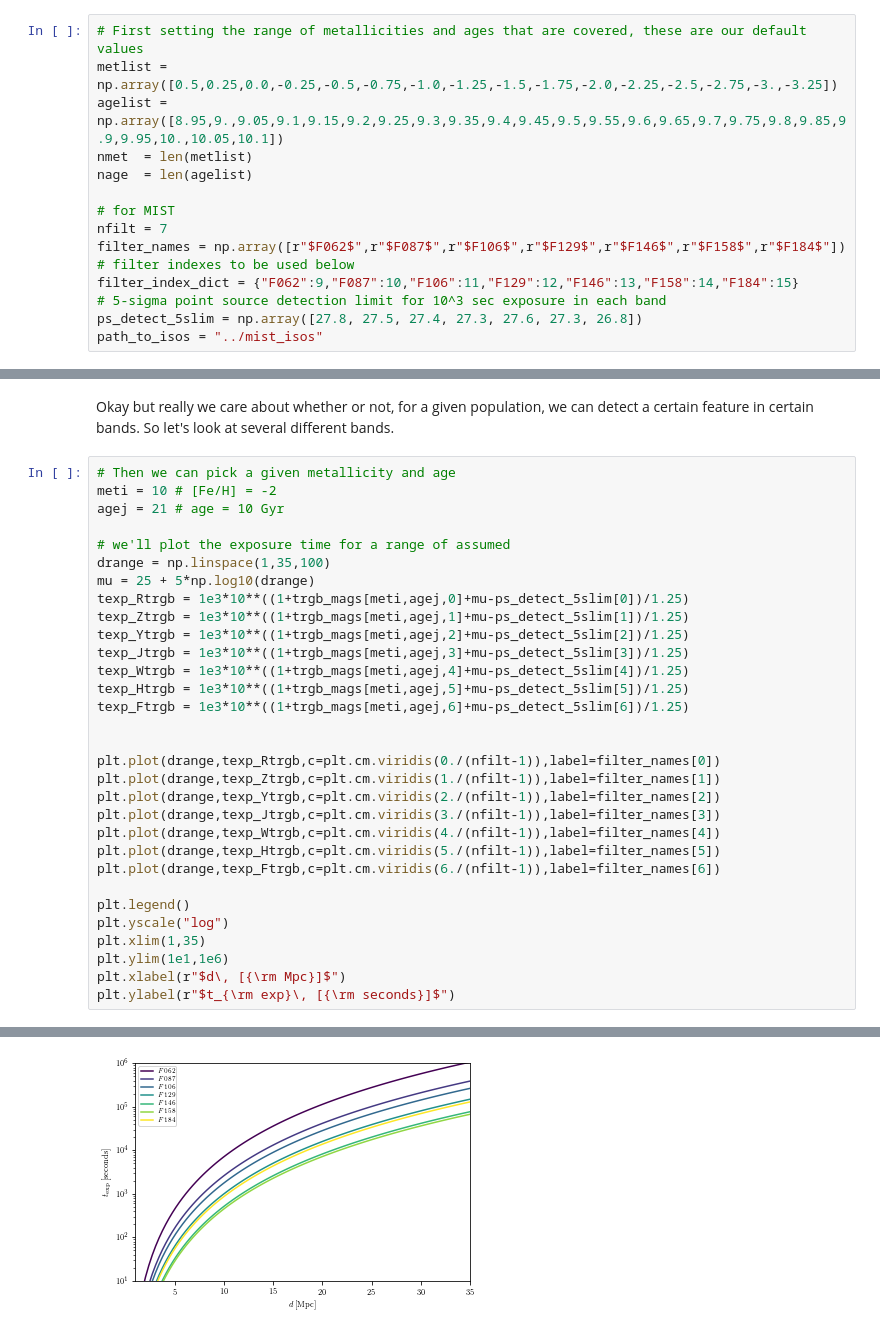
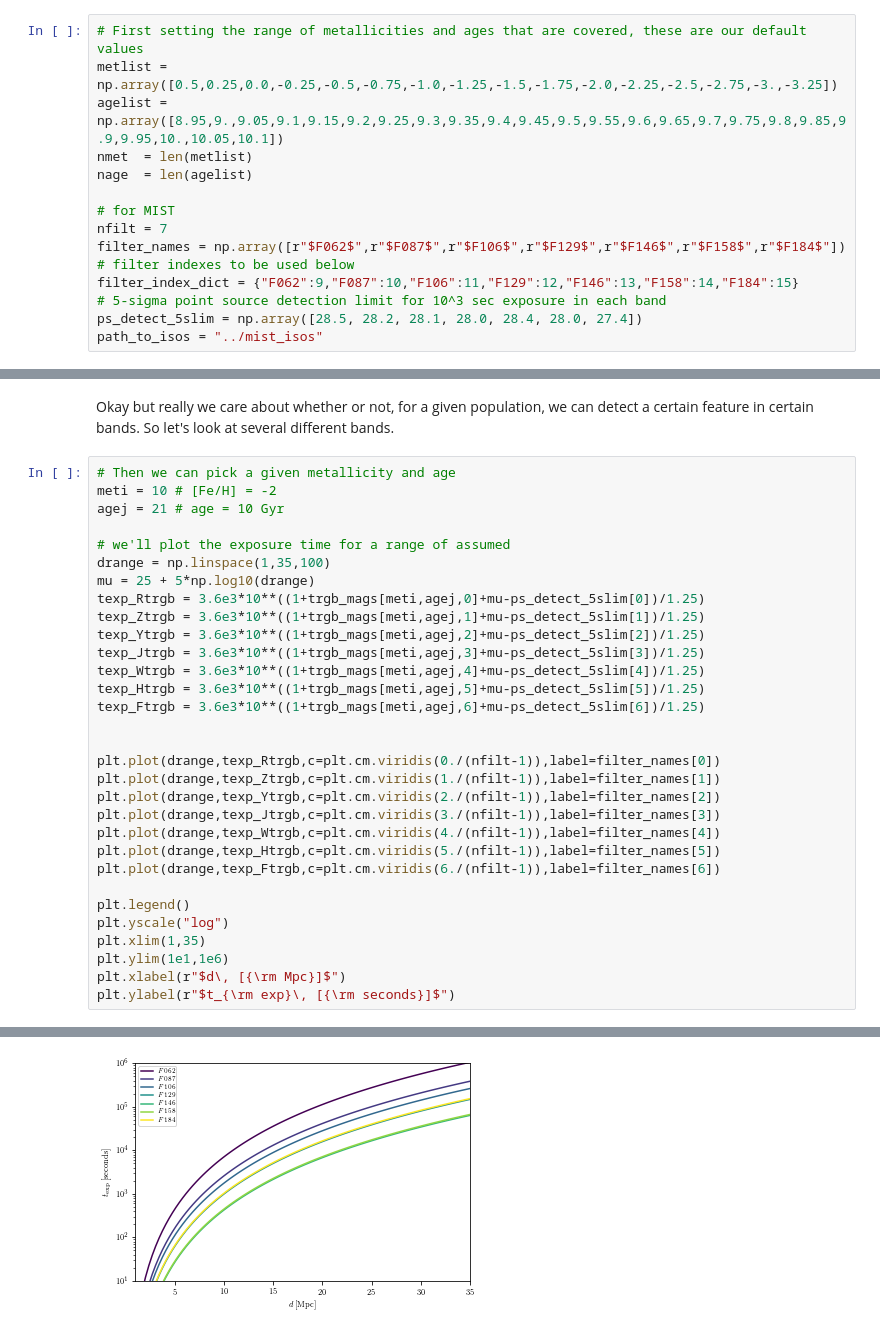
Before and after one commit to ltlancas/walter, a Jupyter notebook: time_to_feature.ipynb, the cells around one changed output, grey strips where cells are left out. Cells and saved outputs as stored; diff of their text form.

Commit message:
Changed the 5sigma point source detection references to the numbers from the website

```diff
--- a/time_to_feature.ipynb
+++ b/time_to_feature.ipynb
@@ -31,7 +31,7 @@ filter_names = np.array([r"$F062$",r"$F087$",r"$F106$",r"$F129$",r"$F146$",r"$F1
 # filter indexes to be used below
 filter_index_dict = {"F062":9,"F087":10,"F106":11,"F129":12,"F146":13,"F158":14,"F184":15}
 # 5-sigma point source detection limit for 10^3 sec exposure in each band
-ps_detect_5slim = np.array([27.8, 27.5, 27.4, 27.3, 27.6, 27.3, 26.8])
+ps_detect_5slim = np.array([28.5, 28.2, 28.1, 28.0, 28.4, 28.0, 27.4])
 path_to_isos = "../mist_isos"
 # %% [markdown]
 The absolute magnitudes of each evolutionary stage are calculated in the `feature_absM_calc.ipynb` notebook which can be found in the `calculation_code` directory. We will simply load up the results of those calulations here. Below we load these pre-calculated files for the Main-Sequence Turn-Off (MSTO), the Horizontal Branch (HB), and the Tip of the REd Giant Branch (TRGB).
@@ -101,34 +101,34 @@ Okay but really we care about whether or not, for a given population, we can det
 # %%
 # Then we can pick a given metallicity and age
 meti = 10 # [Fe/H] = -2
 agej = 21 # age = 10 Gyr
 
 # we'll plot the exposure time for a range of assumed
 drange = np.linspace(1,35,100)
 mu = 25 + 5*np.log10(drange)
-texp_Rtrgb = 1e3*10**((1+trgb_mags[meti,agej,0]+mu-ps_detect_5slim[0])/1.25)
-texp_Ztrgb = 1e3*10**((1+trgb_mags[meti,agej,1]+mu-ps_detect_5slim[1])/1.25)
-texp_Ytrgb = 1e3*10**((1+trgb_mags[meti,agej,2]+mu-ps_detect_5slim[2])/1.25)
-texp_Jtrgb = 1e3*10**((1+trgb_mags[meti,agej,3]+mu-ps_detect_5slim[3])/1.25)
-texp_Wtrgb = 1e3*10**((1+trgb_mags[meti,agej,4]+mu-ps_detect_5slim[4])/1.25)
-texp_Htrgb = 1e3*10**((1+trgb_mags[meti,agej,5]+mu-ps_detect_5slim[5])/1.25)
-texp_Ftrgb = 1e3*10**((1+trgb_mags[meti,agej,6]+mu-ps_detect_5slim[6])/1.25)
+texp_Rtrgb = 3.6e3*10**((1+trgb_mags[meti,agej,0]+mu-ps_detect_5slim[0])/1.25)
+texp_Ztrgb = 3.6e3*10**((1+trgb_mags[meti,agej,1]+mu-ps_detect_5slim[1])/1.25)
+texp_Ytrgb = 3.6e3*10**((1+trgb_mags[meti,agej,2]+mu-ps_detect_5slim[2])/1.25)
+texp_Jtrgb = 3.6e3*10**((1+trgb_mags[meti,agej,3]+mu-ps_detect_5slim[3])/1.25)
+texp_Wtrgb = 3.6e3*10**((1+trgb_mags[meti,agej,4]+mu-ps_detect_5slim[4])/1.25)
+texp_Htrgb = 3.6e3*10**((1+trgb_mags[meti,agej,5]+mu-ps_detect_5slim[5])/1.25)
+texp_Ftrgb = 3.6e3*10**((1+trgb_mags[meti,agej,6]+mu-ps_detect_5slim[6])/1.25)
 
 
 plt.plot(drange,texp_Rtrgb,c=plt.cm.viridis(0./(nfilt-1)),label=filter_names[0])
 plt.plot(drange,texp_Ztrgb,c=plt.cm.viridis(1./(nfilt-1)),label=filter_names[1])
 plt.plot(drange,texp_Ytrgb,c=plt.cm.viridis(2./(nfilt-1)),label=filter_names[2])
 plt.plot(drange,texp_Jtrgb,c=plt.cm.viridis(3./(nfilt-1)),label=filter_names[3])
 plt.plot(drange,texp_Wtrgb,c=plt.cm.viridis(4./(nfilt-1)),label=filter_names[4])
 plt.plot(drange,texp_Htrgb,c=plt.cm.viridis(5./(nfilt-1)),label=filter_names[5])
 plt.plot(drange,texp_Ftrgb,c=plt.cm.viridis(6./(nfilt-1)),label=filter_names[6])
 
 plt.legend()
 plt.yscale("log")
 plt.xlim(1,35)
 plt.ylim(1e1,1e6)
 plt.xlabel(r"$d\, [{\rm Mpc}]$")
 plt.ylabel(r"$t_{\rm exp}\, [{\rm seconds}]$")
 # %% [output]
 Text(0, 0.5, '$t_{\\rm exp}\\, [{\\rm seconds}]$')
-[figure, old version]
+[figure, new version]
```
Also changed, not shown: parts of 1 cell of this notebook, 2 other files.
